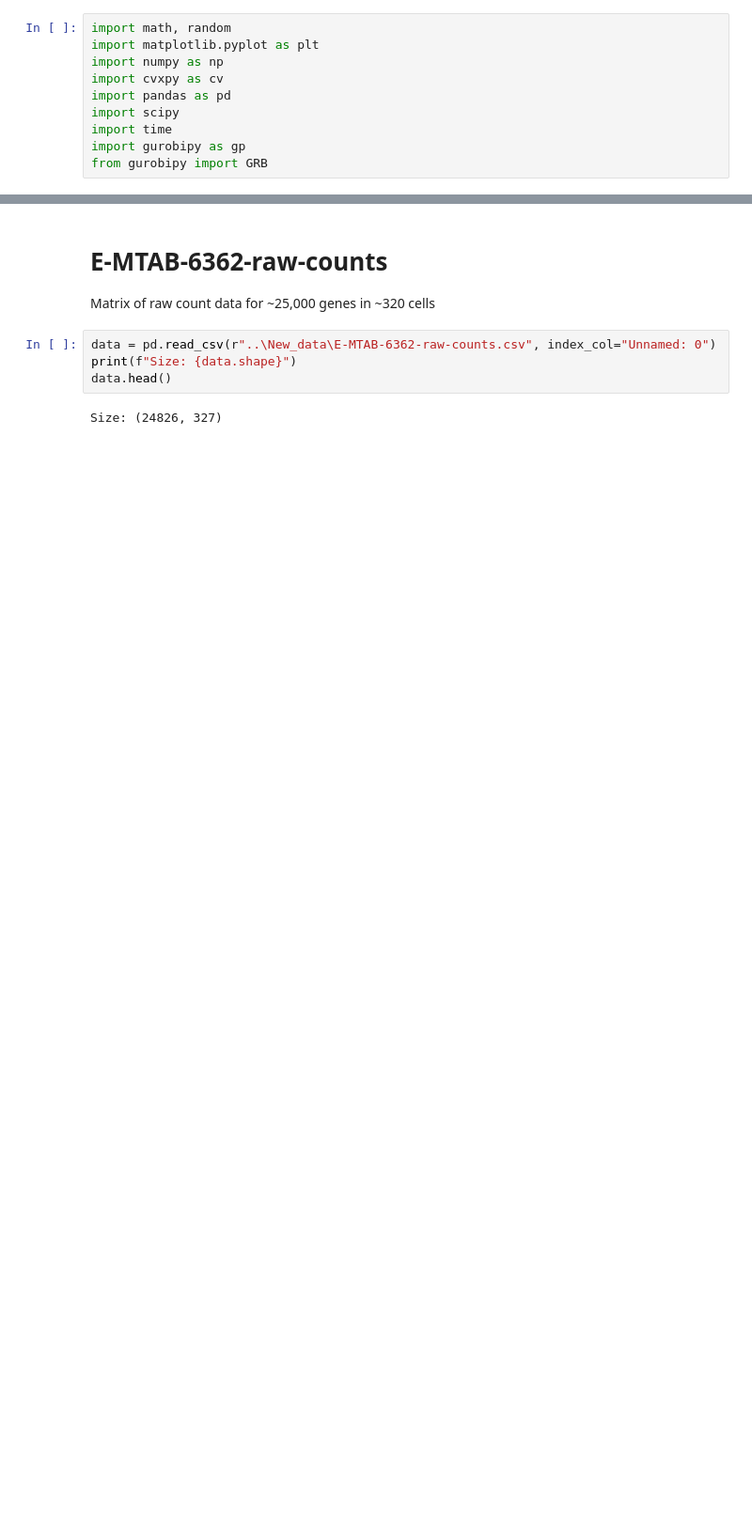
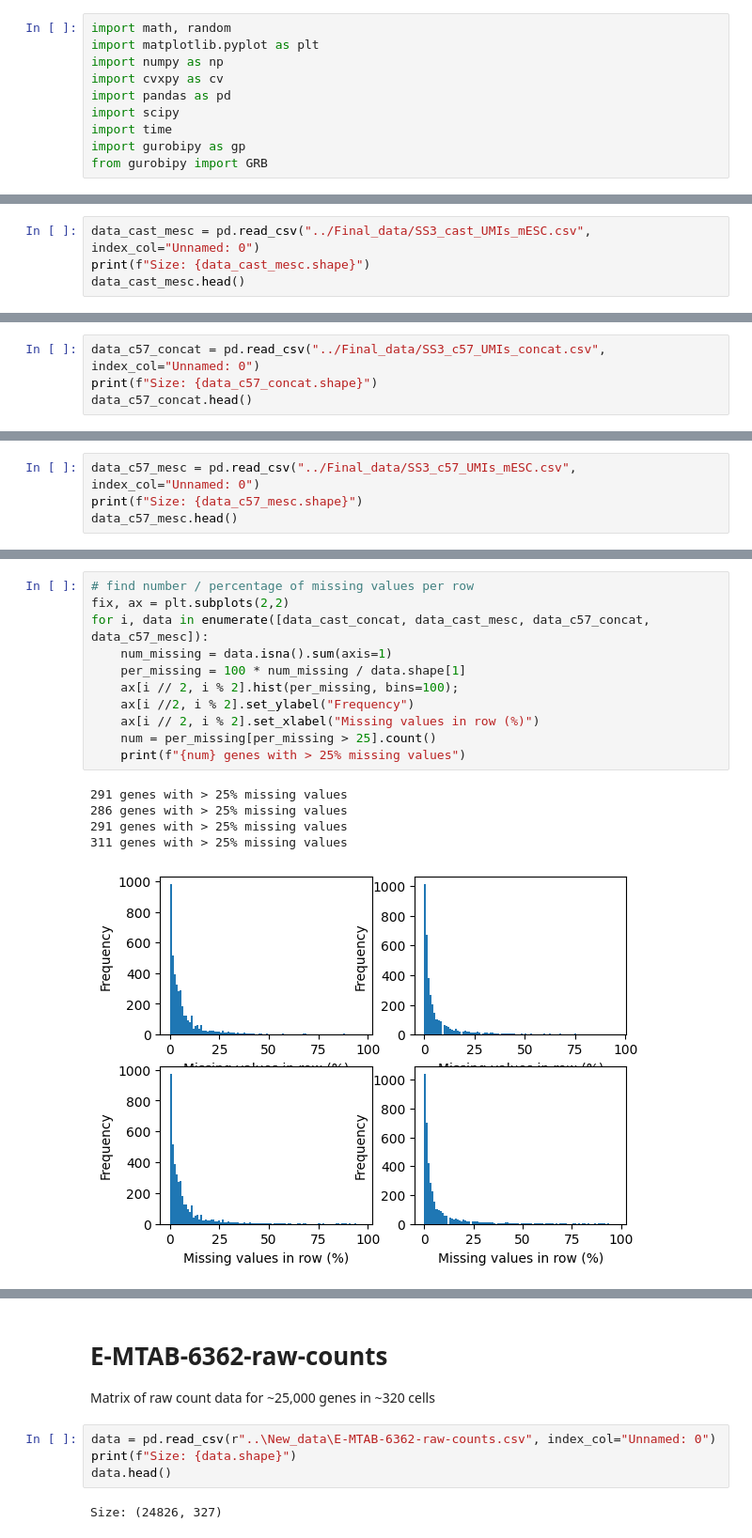
Before and after one commit to willjgh/M4R, a Jupyter notebook: raw_count_analysis.ipynb, the cells around one changed output, grey strips where cells are left out. Shown at 94% size. Drawn from its saved outputs; the diff is of its cells as text; blank space fills up the shorter version.

```diff
--- a/raw_count_analysis.ipynb
+++ b/raw_count_analysis.ipynb
@@ -10,0 +28,4 @@ from gurobipy import GRB
+# %%
+data_cast_mesc = pd.read_csv("../Final_data/SS3_cast_UMIs_mESC.csv", index_col="Unnamed: 0")
+print(f"Size: {data_cast_mesc.shape}")
+data_cast_mesc.head()
@@ -10,0 +41,4 @@ from gurobipy import GRB
+# %%
+data_c57_concat = pd.read_csv("../Final_data/SS3_c57_UMIs_concat.csv", index_col="Unnamed: 0")
+print(f"Size: {data_c57_concat.shape}")
+data_c57_concat.head()
@@ -10,0 +54,4 @@ from gurobipy import GRB
+# %%
+data_c57_mesc = pd.read_csv("../Final_data/SS3_c57_UMIs_mESC.csv", index_col="Unnamed: 0")
+print(f"Size: {data_c57_mesc.shape}")
+data_c57_mesc.head()
@@ -10,0 +92,17 @@ from gurobipy import GRB
+# %%
+# find number / percentage of missing values per row
+fix, ax = plt.subplots(2,2)
+for i, data in enumerate([data_cast_concat, data_cast_mesc, data_c57_concat, data_c57_mesc]):
+    num_missing = data.isna().sum(axis=1)
+    per_missing = 100 * num_missing / data.shape[1]
+    ax[i // 2, i % 2].hist(per_missing, bins=100);
+    ax[i //2, i % 2].set_ylabel("Frequency")
+    ax[i // 2, i % 2].set_xlabel("Missing values in row (%)")
+    num = per_missing[per_missing > 25].count()
+    print(f"{num} genes with > 25% missing values")
+# %% [output]
+291 genes with > 25% missing values
+286 genes with > 25% missing values
+291 genes with > 25% missing values
+311 genes with > 25% missing values
+[figure, added]
```
Also changed, not shown: parts of 39 cells of this notebook.
